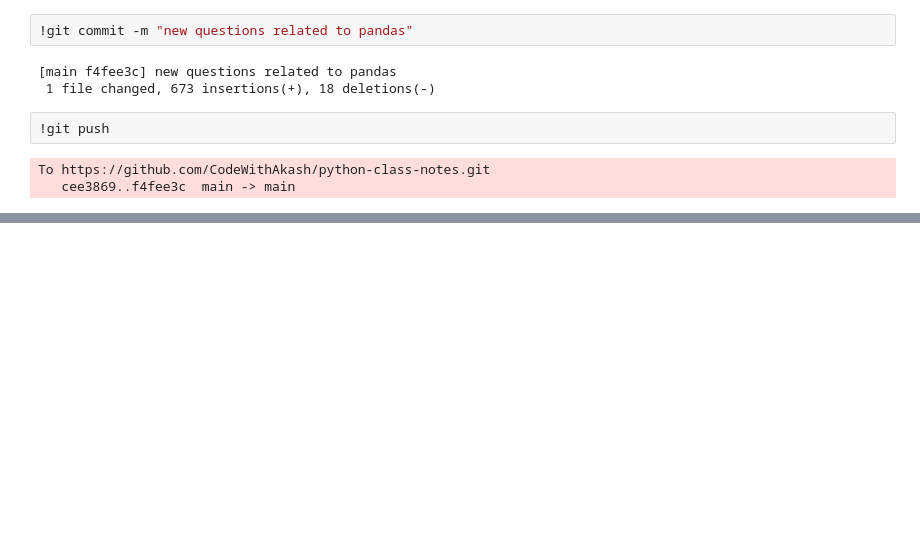
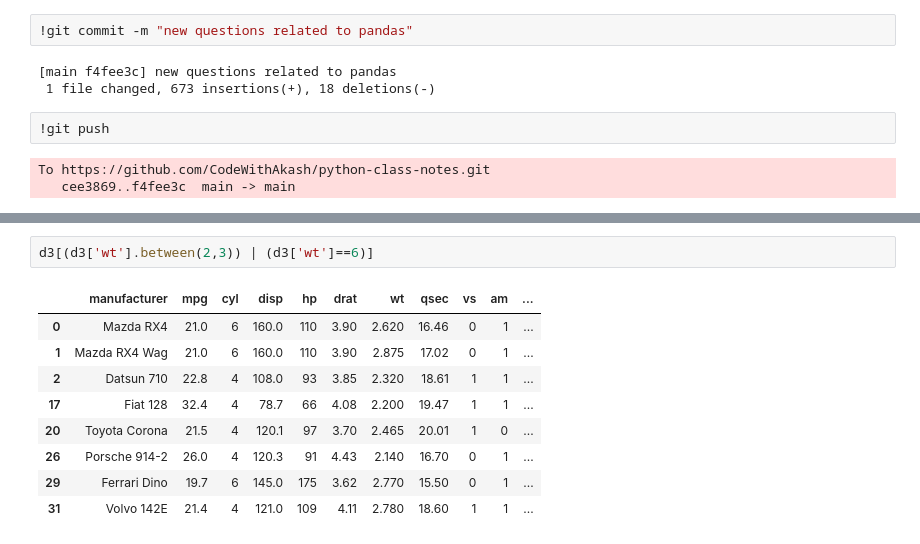
Before and after one commit to CodeWithAkash/python-class-notes, a Jupyter notebook: LIBRARIES.ipynb, the cells around one changed output, grey strips where cells are left out. Saved outputs shown, nothing was run; the diff lists cells and outputs as text; blank space fills up the shorter version.

```diff
--- a/LIBRARIES.ipynb
+++ b/LIBRARIES.ipynb
@@ -856,0 +877,12 @@ d3.query
+# %%
+d3[(d3['wt'].between(2,3)) | (d3['wt']==6)]
+# %% [output]
+|  | manufacturer | mpg | cyl | disp | hp | drat | wt | qsec | vs | am | ... |
+| 0 | Mazda RX4 | 21.0 | 6 | 160.0 | 110 | 3.90 | 2.620 | 16.46 | 0 | 1 | ... |
+| 1 | Mazda RX4 Wag | 21.0 | 6 | 160.0 | 110 | 3.90 | 2.875 | 17.02 | 0 | 1 | ... |
+| 2 | Datsun 710 | 22.8 | 4 | 108.0 | 93 | 3.85 | 2.320 | 18.61 | 1 | 1 | ... |
+| 17 | Fiat 128 | 32.4 | 4 | 78.7 | 66 | 4.08 | 2.200 | 19.47 | 1 | 1 | ... |
+| 20 | Toyota Corona | 21.5 | 4 | 120.1 | 97 | 3.70 | 2.465 | 20.01 | 1 | 0 | ... |
+| 26 | Porsche 914-2 | 26.0 | 4 | 120.3 | 91 | 4.43 | 2.140 | 16.70 | 0 | 1 | ... |
+| 29 | Ferrari Dino | 19.7 | 6 | 145.0 | 175 | 3.62 | 2.770 | 15.50 | 0 | 1 | ... |
+| 31 | Volvo 142E | 21.4 | 4 | 121.0 | 109 | 4.11 | 2.780 | 18.60 | 1 | 1 | ... |
```
Also changed, not shown: parts of 4 cells of this notebook, 1 other file.
